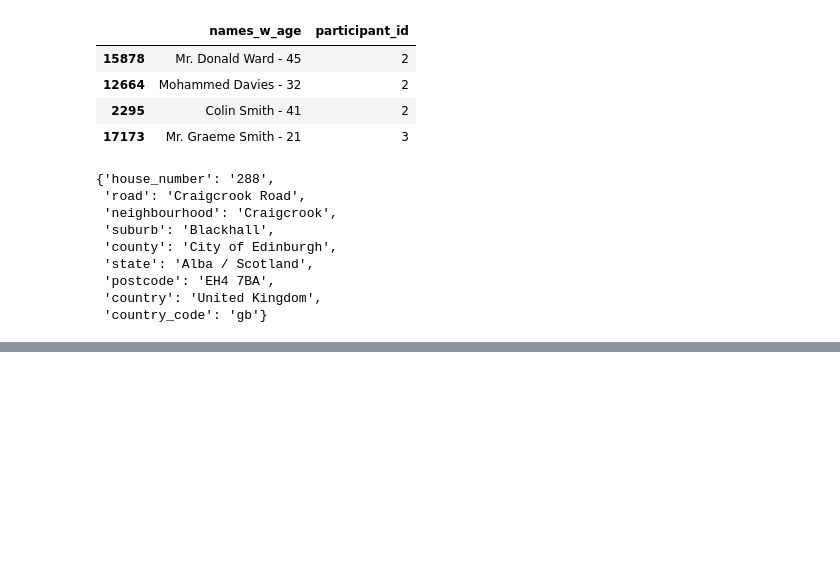
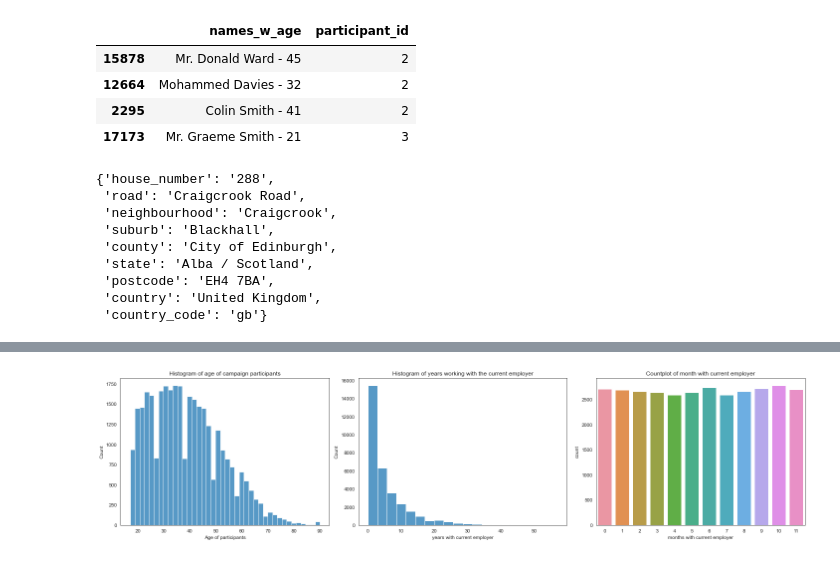
Before and after one commit to foukonana/campaign_result_prediction, a Jupyter notebook: Analysis/part1.ipynb, the cells around one changed output, grey strips where cells are left out. Cells and saved outputs as stored; diff of their text form; code cells hidden in the pictures; blank space fills up the shorter version.

```diff
--- a/Analysis/part1.ipynb
+++ b/Analysis/part1.ipynb
@@ -157,0 +239,19 @@ full_df = pd.concat([campaign_df, mortgage_df], axis=1, join="inner")
+# %%
+fig, axes = plt.subplots(1, 3, figsize=(20, 5))
+
+splot = sns.histplot(data=full_df, x="age", bins=40, ax=axes[0])
+splot.set(title="Histogram of age of campaign participants",
+          xlabel="Age of participants")
+
+splot = sns.histplot(data=full_df, x="years_with_employer", bins=20, ax=axes[1])
+splot.set(title="Histogram of years working with the current employer",
+          xlabel="years with current employer")
+
+splot = sns.countplot(data=full_df, x="months_with_employer", ax=axes[2])
+splot.set(title = "Countplot of month with current employer",
+          xlabel="months with current employer")
+
+plt.tight_layout()
+fig.show()
+# %% [output]
+[figure, added]
```
Also changed, not shown: parts of 12 cells of this notebook.
